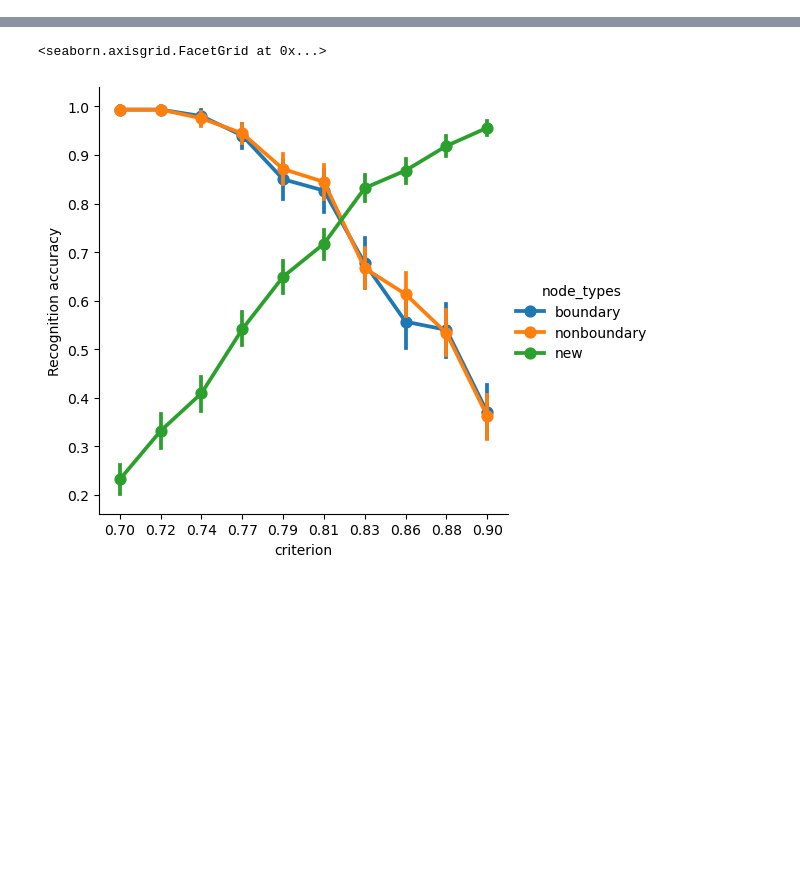
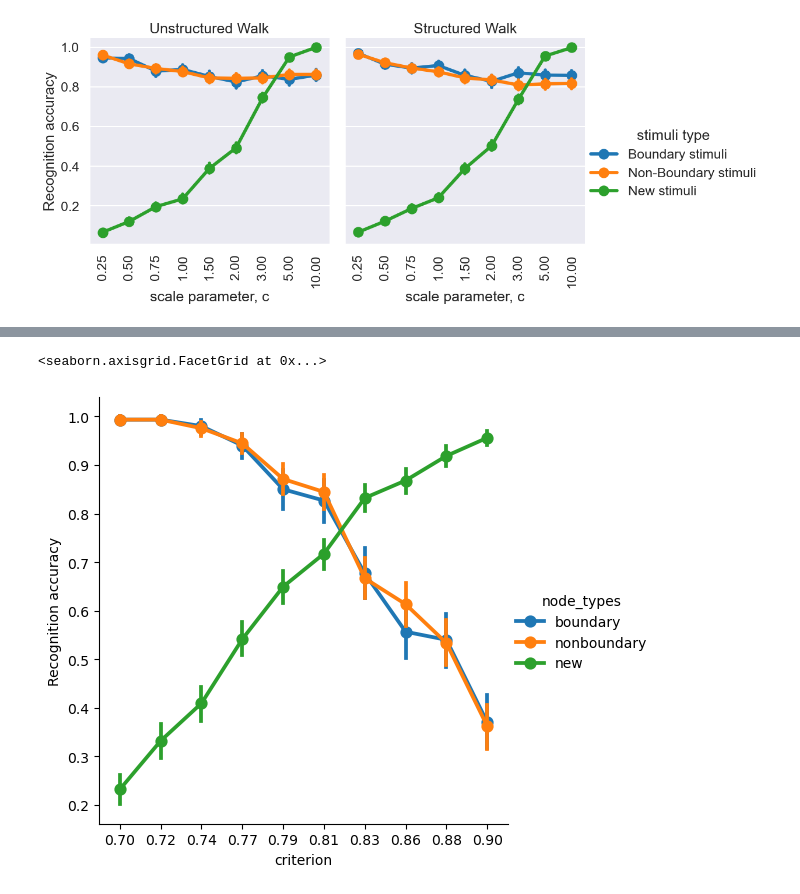
Before and after one commit to tejas-savalia/umass-dissertation, a Jupyter notebook: chapter_notebooks/chapter_3/simulations.ipynb, the cells around one changed output, grey strips where cells are left out. Drawn from its saved outputs; the diff is of its cells as text; code cells hidden in the pictures; blank space fills up the shorter version.

```diff
--- a/chapter_notebooks/chapter_3/simulations.ipynb
+++ b/chapter_notebooks/chapter_3/simulations.ipynb
@@ -62 +73,12 @@ recog_df.loc[recog_df.old_new_labels != recog_df.response, 'Recognition accuracy
+# %%
+titles = ['Unstructured Walk', 'Structured Walk']
+ax = sns.catplot(x = 'scale parameter, c', hue = 'stimuli type', y = 'Recognition accuracy', col = 'walk_length',
+                 data = recog_df, kind = 'point')
+for col in range(2):
+    ax.axes[0][col].set_xticklabels(['{:.2f}'.format(float(t.get_text())) for t in ax.axes[0][col].get_xticklabels()], rotation = 90)
+    ax.axes[0][col].set_title(titles[col])
+# # plt.savefig('figures/recog_memory_with_criterion.png', dpi = 300, transparent = True)
+# plt.savefig('figures/recog_memory_with_c.png', dpi = 300, transparent = True)
+# %% [output]
+[figure, added]
 # %%
```
Also changed, not shown: parts of 4 cells of this notebook, 46 other files.
